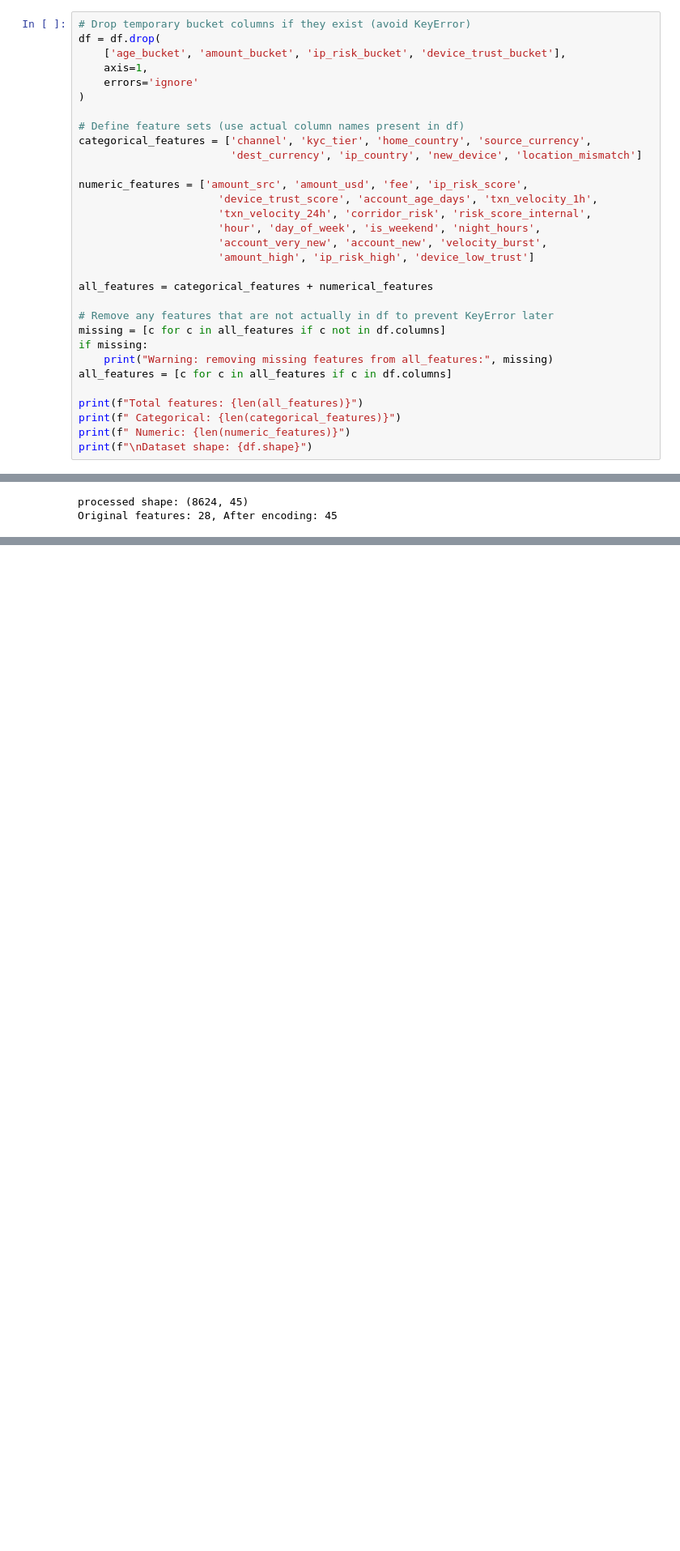
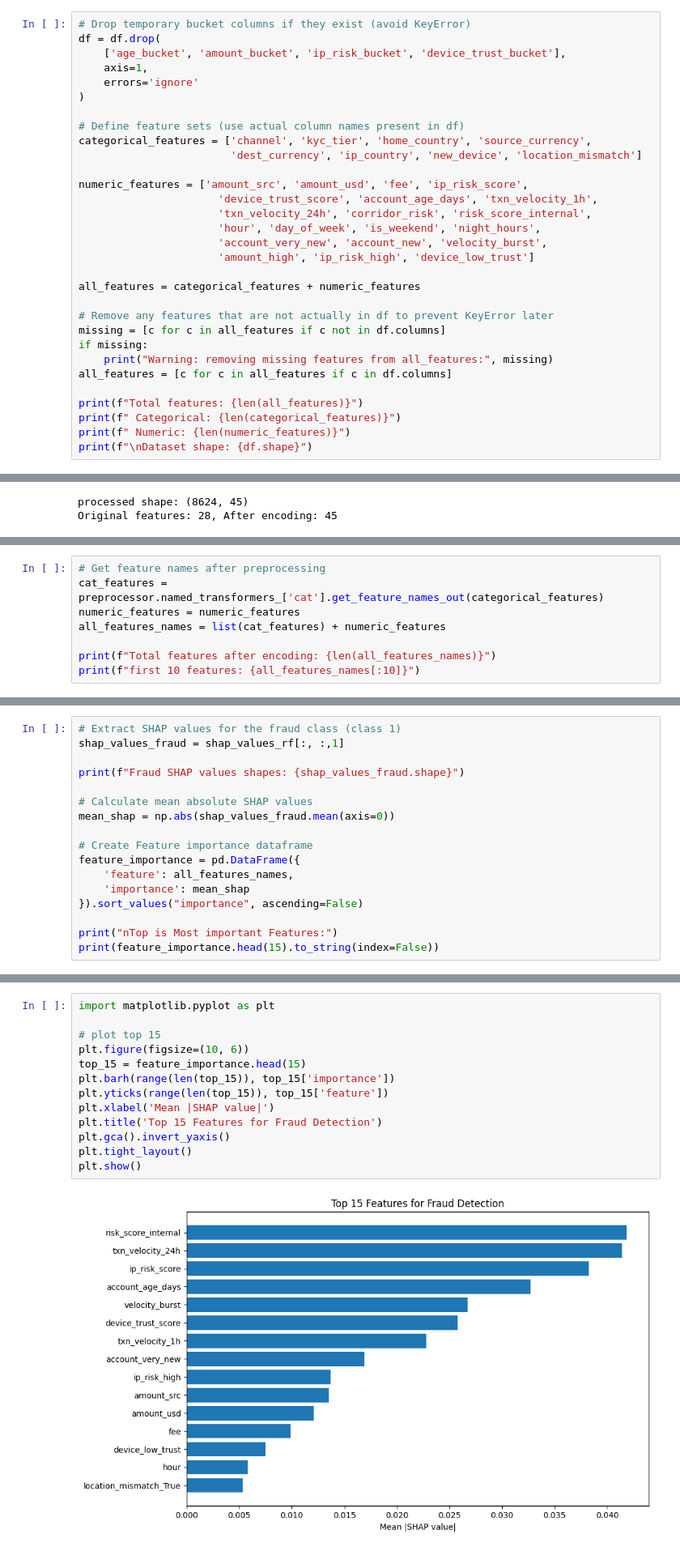
Before and after one commit to Emmauel-Ojo1/FRAUD-DETECTION-NOVAPAY, a Jupyter notebook: novapay analytics.ipynb, the cells around one changed output, grey strips where cells are left out. Shown at 81% size. Drawn from its saved outputs; the diff is of its cells as text; blank space fills up the shorter version.

```diff
--- a/novapay analytics.ipynb
+++ b/novapay analytics.ipynb
@@ -622,7 +622,7 @@ numeric_features = ['amount_src', 'amount_usd', 'fee', 'ip_risk_score',
                       'account_very_new', 'account_new', 'velocity_burst',
                       'amount_high', 'ip_risk_high', 'device_low_trust']
 
-all_features = categorical_features + numerical_features
+all_features = categorical_features + numeric_features
 
 # Remove any features that are not actually in df to prevent KeyError later
 missing = [c for c in all_features if c not in df.columns]
@@ -704,0 +1004,8 @@ Original features: 28, After encoding: 45
+# %%
+# Get feature names after preprocessing
+cat_features = preprocessor.named_transformers_['cat'].get_feature_names_out(categorical_features)
+numeric_features = numeric_features
+all_features_names = list(cat_features) + numeric_features
+
+print(f"Total features after encoding: {len(all_features_names)}")
+print(f"first 10 features: {all_features_names[:10]}")
@@ -704,0 +1017,17 @@ Original features: 28, After encoding: 45
+# %%
+# Extract SHAP values for the fraud class (class 1)
+shap_values_fraud = shap_values_rf[:, :,1]
+
+print(f"Fraud SHAP values shapes: {shap_values_fraud.shape}")
+
+# Calculate mean absolute SHAP values
+mean_shap = np.abs(shap_values_fraud.mean(axis=0))
+
+# Create Feature importance dataframe
+feature_importance = pd.DataFrame({
+    'feature': all_features_names,
+    'importance': mean_shap
+}).sort_values("importance", ascending=False)
+
+print("nTop is Most important Features:")
+print(feature_importance.head(15).to_string(index=False))
@@ -704,0 +1053,15 @@ Original features: 28, After encoding: 45
+# %%
+import matplotlib.pyplot as plt
+
+# plot top 15
+plt.figure(figsize=(10, 6))
+top_15 = feature_importance.head(15)
+plt.barh(range(len(top_15)), top_15['importance'])
+plt.yticks(range(len(top_15)), top_15['feature'])
+plt.xlabel('Mean |SHAP value|')
+plt.title('Top 15 Features for Fraud Detection')
+plt.gca().invert_yaxis()
+plt.tight_layout()
+plt.show()
+# %% [output]
+[figure, added]
```
Also changed, not shown: parts of 16 cells of this notebook.
